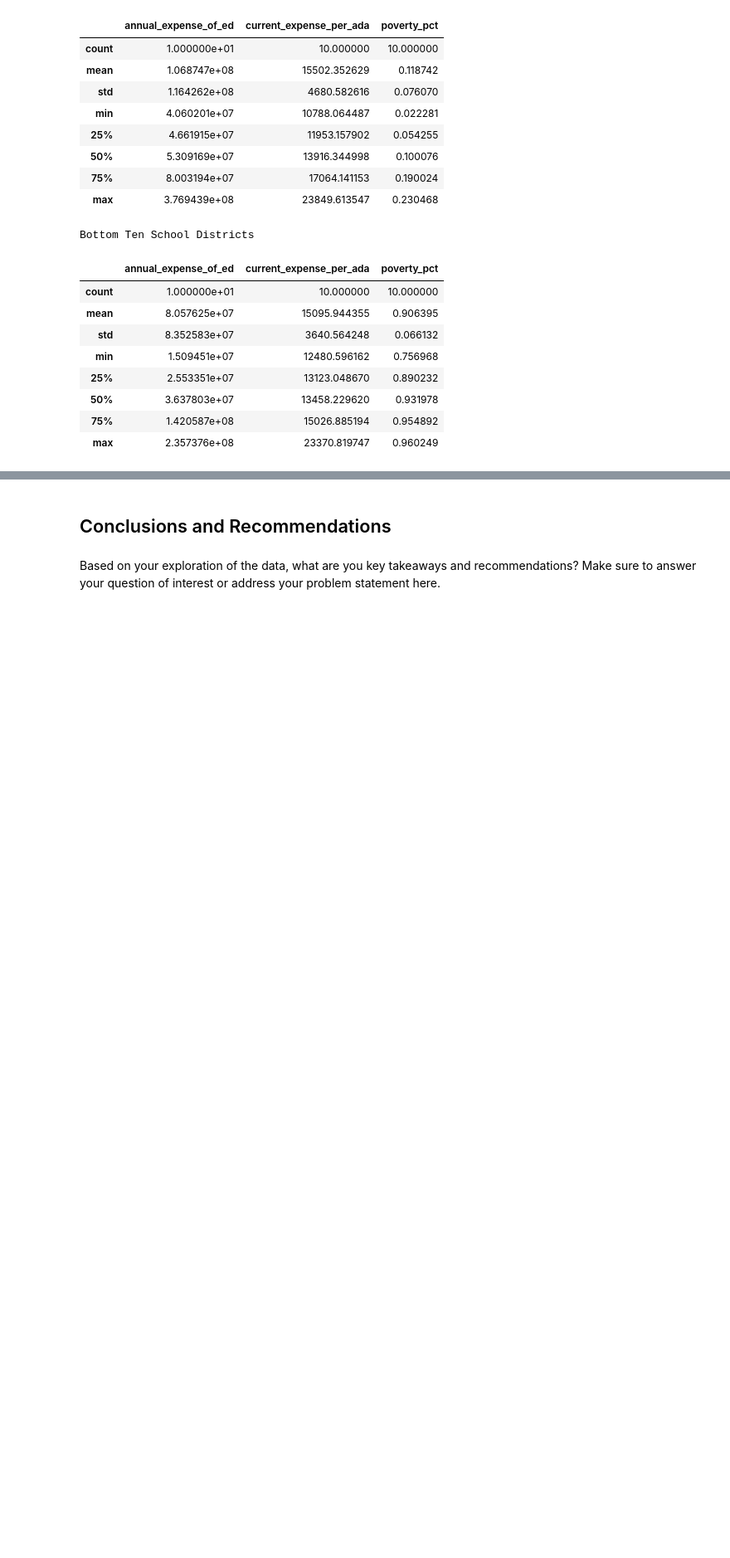
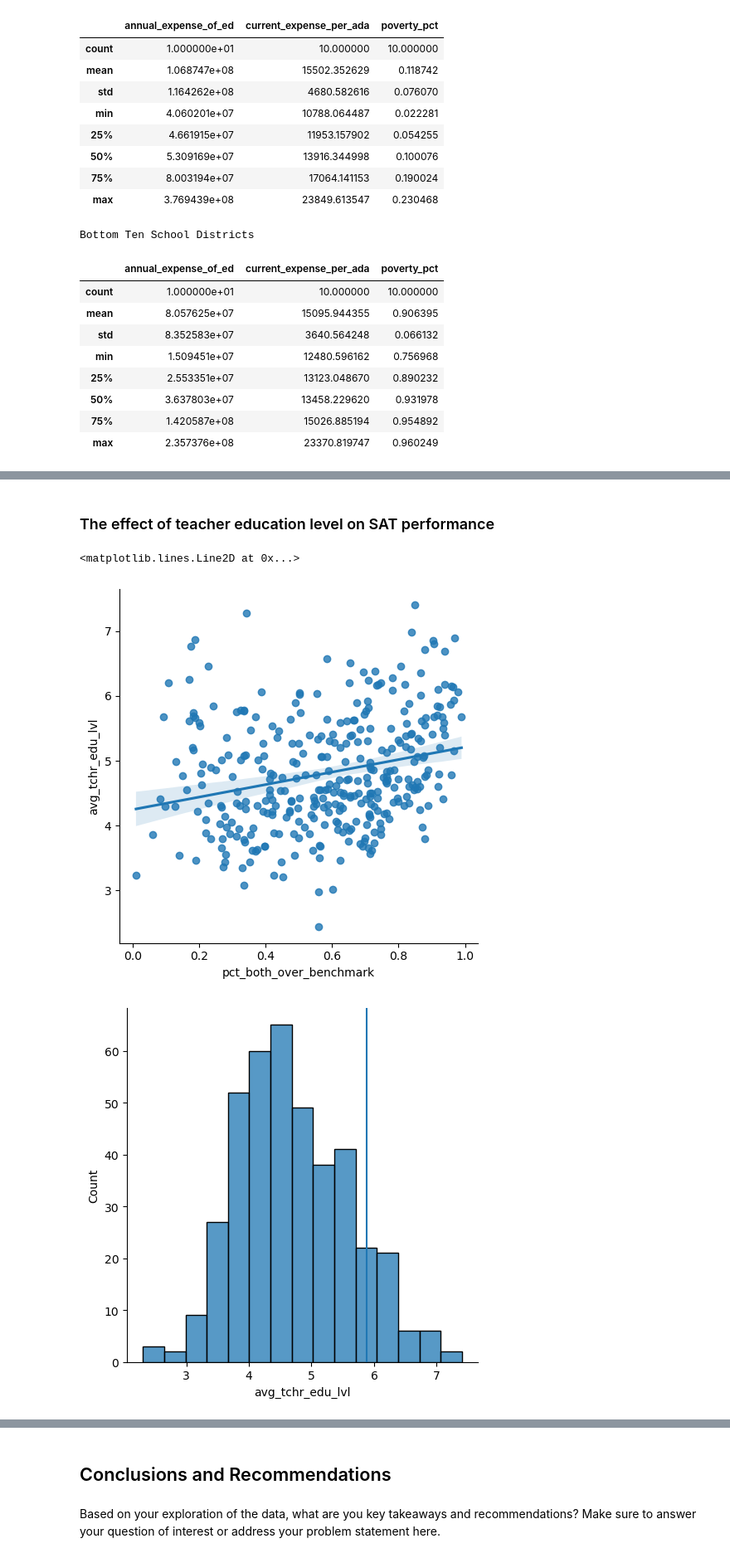
Before and after one commit to AlexSpradling/california_sat_analysis, a Jupyter notebook: code/starter-code Alex.ipynb, the cells around one changed output, grey strips where cells are left out. Shown at 83% size. Drawn from its saved outputs; the diff is of its cells as text; code cells hidden in the pictures; blank space fills up the shorter version.

```diff
--- a/code/starter-code Alex.ipynb
+++ b/code/starter-code Alex.ipynb
@@ -589,3 +590,16 @@ Here are some prompts to get you started with visualizations. Feel free to add a
         - Colors and symbols that are clear and unmistakable
 5. Additional plots of your choosing.
     - Are there any additional trends or relationships you haven't explored? Was there something interesting you saw that you'd like to dive further into? It's likely that there are a few more plots you might want to generate to support your narrative and recommendations that you are building toward. **As always, make sure you're interpreting your plots as you go**.
+# %% [markdown]
+### The effect of teacher education level on SAT performance
+# %%
+# Code
+# px.scatter(final_merged_df,'pct_both_over_benchmark', 'avg_tchr_edu_lvl', color = 'poverty_pct', trendline='ols')
+sns.lmplot(final_merged_df, x='pct_both_over_benchmark', y='avg_tchr_edu_lvl');
+
+fig2 = sns.displot(final_merged_df, x = 'avg_tchr_edu_lvl')
+plt.axvline(top_ten['avg_tchr_edu_lvl'].mean())
+# %% [output]
+<matplotlib.lines.Line2D at 0x...>
+[figure, added]
+[figure, added]
```
Also changed, not shown: parts of 5 cells of this notebook.
